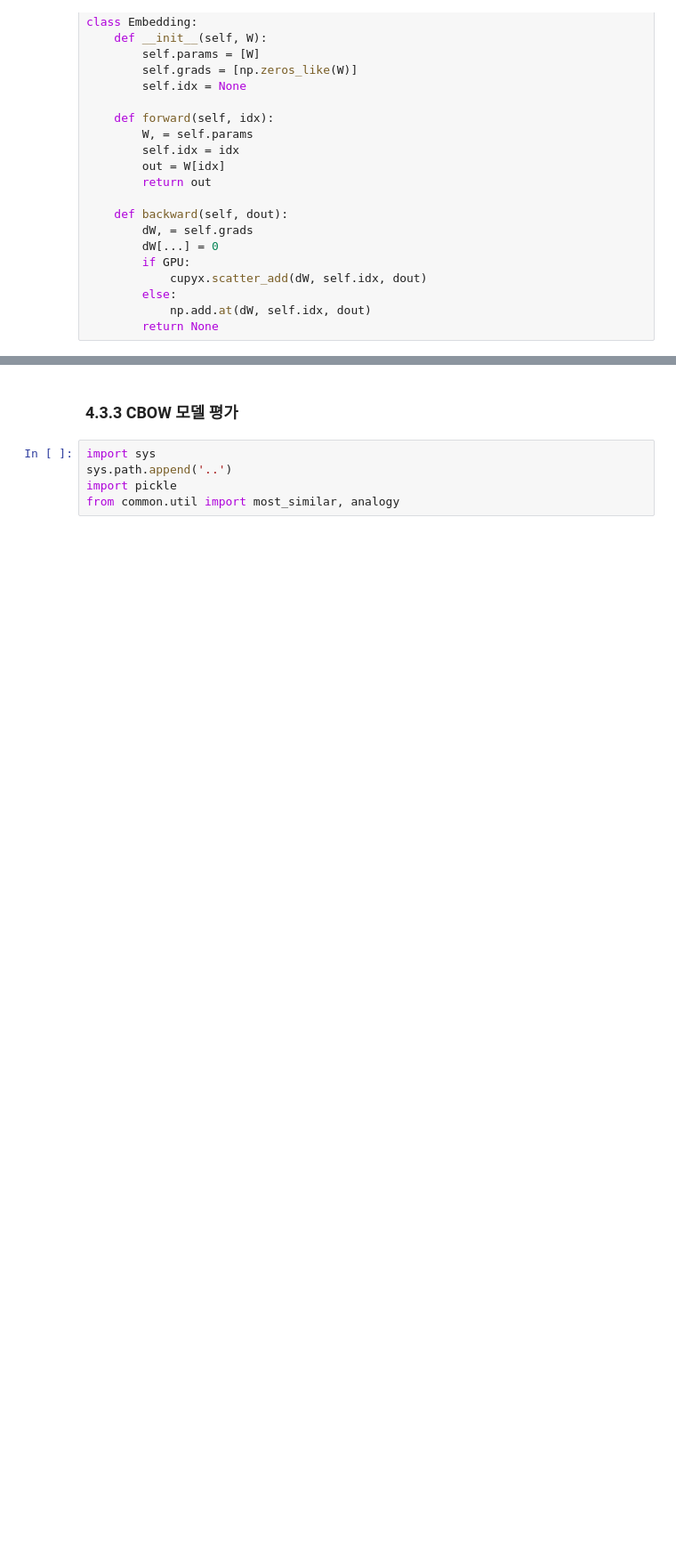
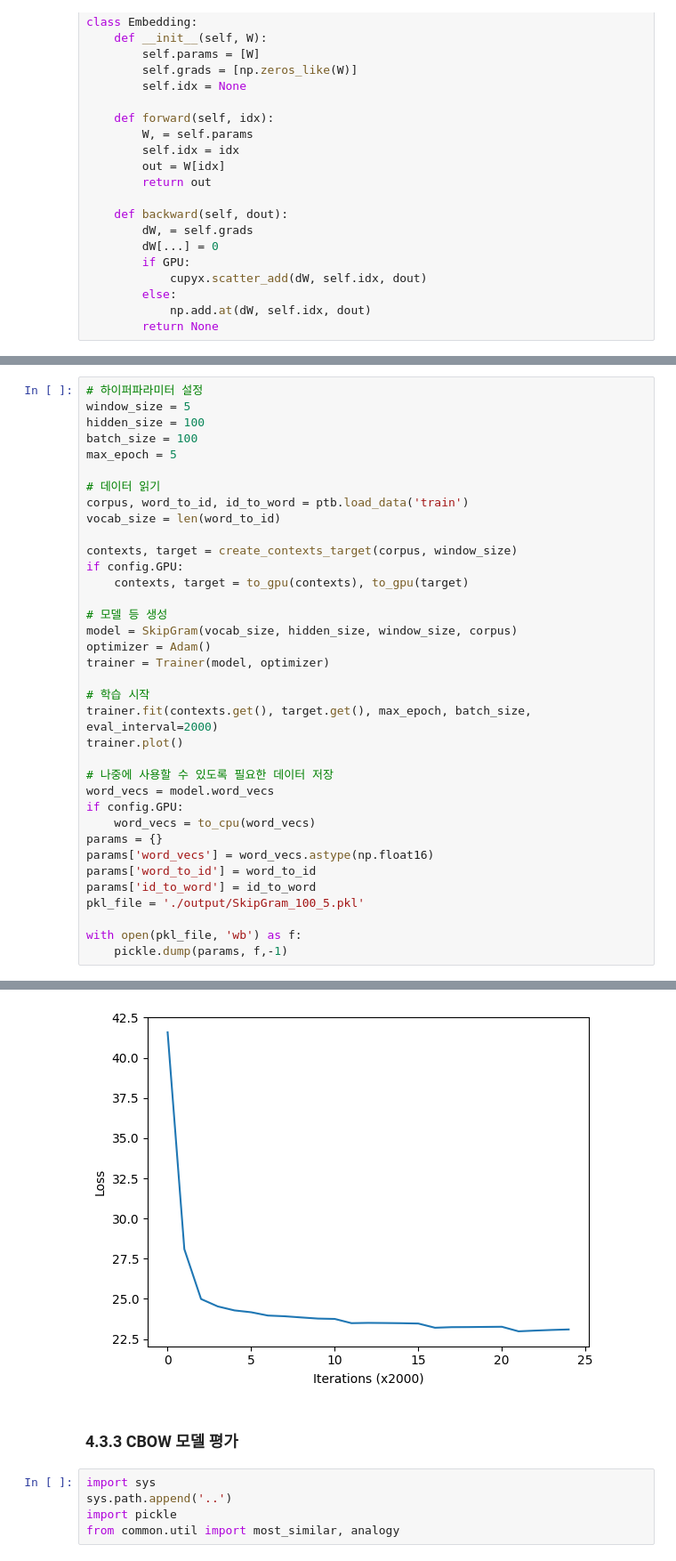
Before and after one commit to restful3/ds4th_study, a Jupyter notebook: source/밑바닥부터_시작하는_딥러닝_2/ch04_Word2Vec속도개선_wooseok.ipynb, the cells around one changed output, grey strips where cells are left out. Shown at 89% size. Drawn from its saved outputs; the diff is of its cells as text; blank space fills up the shorter version.

```diff
--- a/source/밑바닥부터_시작하는_딥러닝_2/ch04_Word2Vec속도개선_wooseok.ipynb
+++ b/source/밑바닥부터_시작하는_딥러닝_2/ch04_Word2Vec속도개선_wooseok.ipynb
@@ -506,0 +690,37 @@ with open(pkl_file, 'wb') as f:
+# %%
+# 하이퍼파라미터 설정
+window_size = 5
+hidden_size = 100
+batch_size = 100
+max_epoch = 5
+
+# 데이터 읽기
+corpus, word_to_id, id_to_word = ptb.load_data('train')
+vocab_size = len(word_to_id)
+
+contexts, target = create_contexts_target(corpus, window_size)
+if config.GPU:
+    contexts, target = to_gpu(contexts), to_gpu(target)
+
+# 모델 등 생성
+model = SkipGram(vocab_size, hidden_size, window_size, corpus)
+optimizer = Adam()
+trainer = Trainer(model, optimizer)
+
+# 학습 시작
+trainer.fit(contexts.get(), target.get(), max_epoch, batch_size, eval_interval=2000)
+trainer.plot()
+
+# 나중에 사용할 수 있도록 필요한 데이터 저장
+word_vecs = model.word_vecs
+if config.GPU:
+    word_vecs = to_cpu(word_vecs)
+params = {}
+params['word_vecs'] = word_vecs.astype(np.float16)
+params['word_to_id'] = word_to_id
+params['id_to_word'] = id_to_word
+pkl_file = './output/SkipGram_100_5.pkl'
+
+with open(pkl_file, 'wb') as f:
+    pickle.dump(params, f,-1)
+# %% [output]
@@ -507,3 +744,4 @@ with open(pkl_file, 'wb') as f:
+[figure, added]
 # %% [markdown]
 ### 4.3.3 CBOW 모델 평가
 # %%
```
Also changed, not shown: parts of 30 cells of this notebook.
